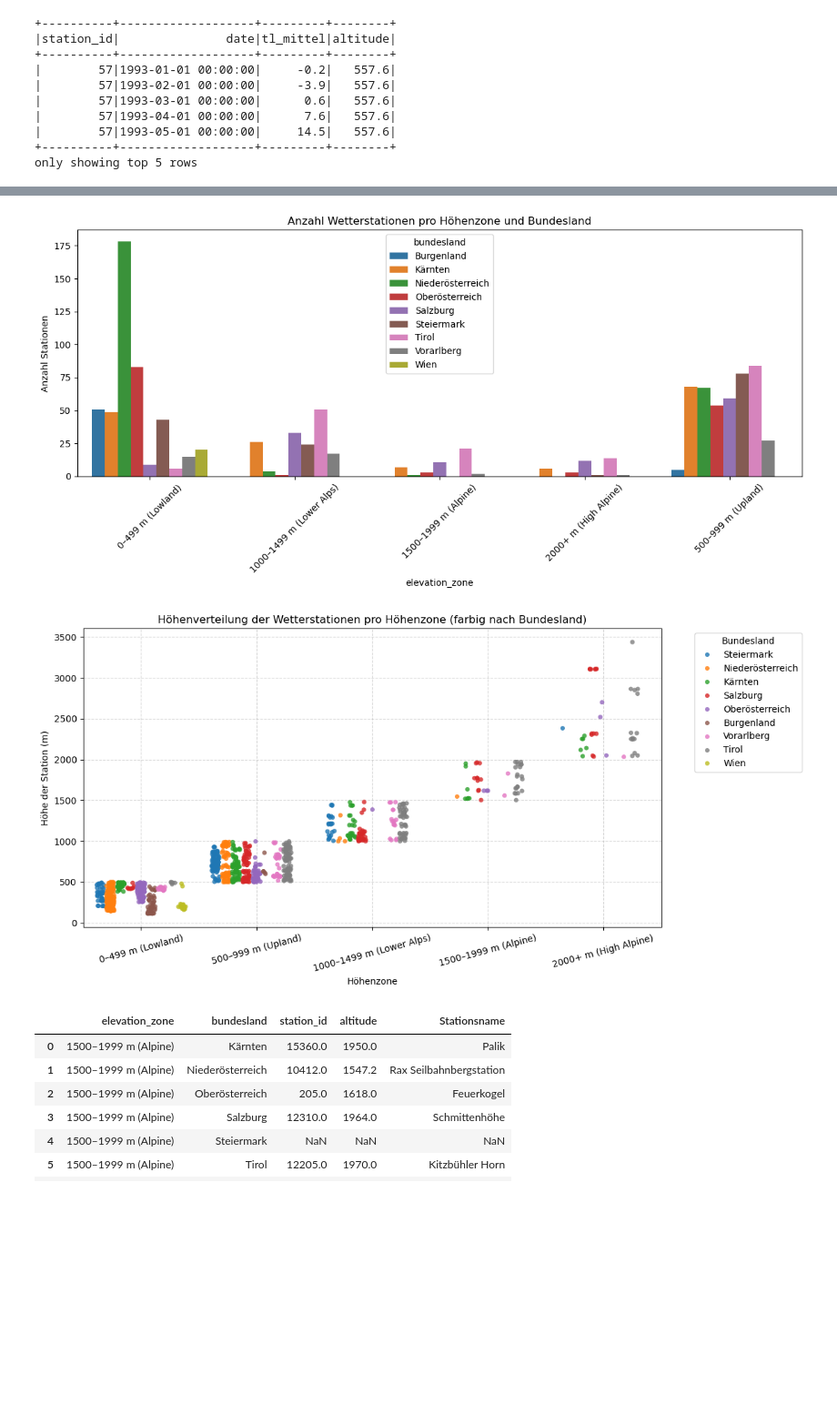
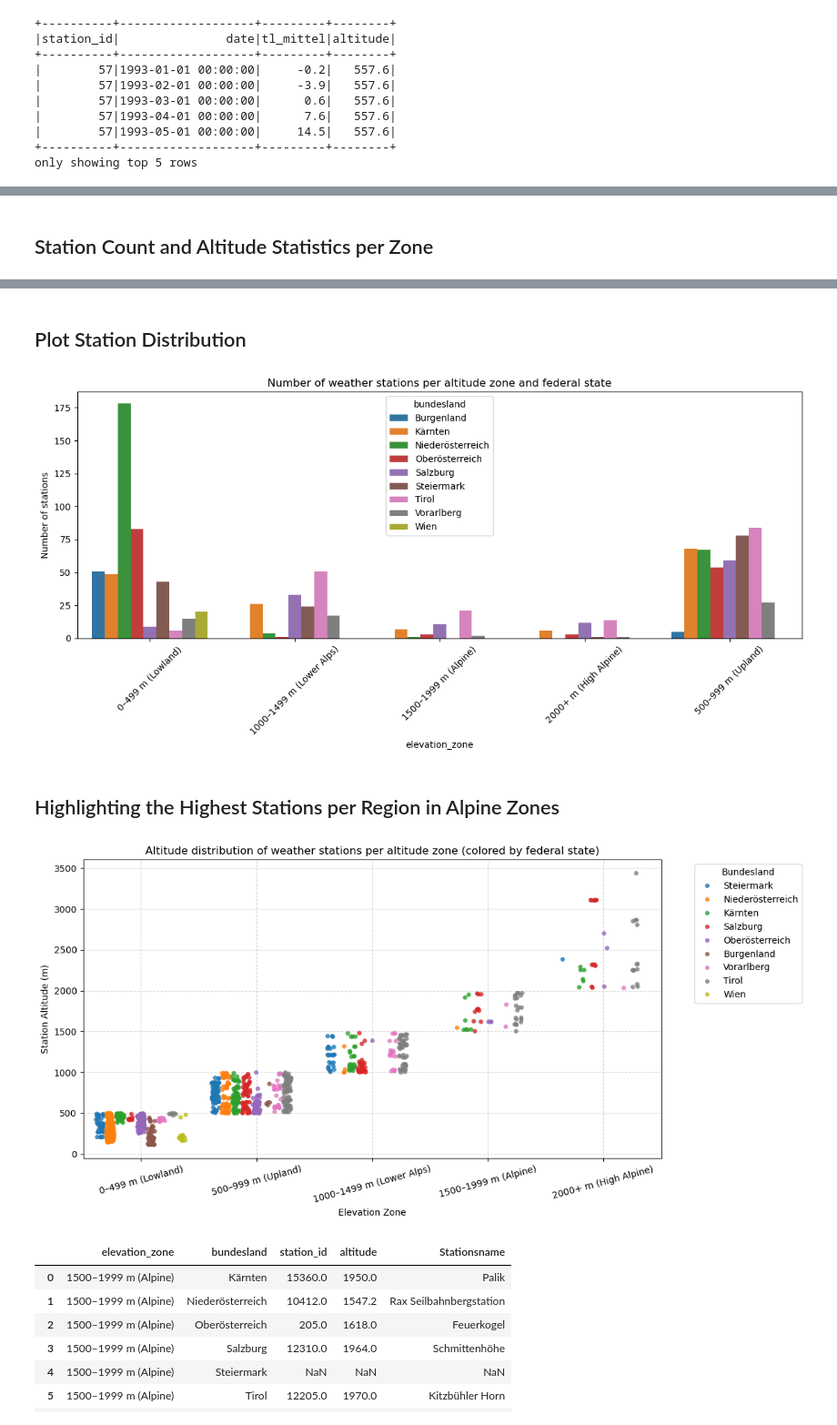
Before and after one commit to MichaelKerscher/climalyticsat, a Jupyter notebook: data/RQ1_longterm_temperature.ipynb, the cells around one changed output, grey strips where cells are left out. Shown at 91% size. Saved outputs shown, nothing was run; the diff lists cells and outputs as text; code cells hidden in the pictures; blank space fills up the shorter version.

```diff
--- a/data/RQ1_longterm_temperature.ipynb
+++ b/data/RQ1_longterm_temperature.ipynb
@@ -68,9 +73,7 @@ df_csv.write.mode("overwrite").parquet(parquet_path)
 # %%
-meta_path = "/home/jovyan/work/stations_metadata.csv"
+stations_meta = spark.read.option("header", True).option("inferSchema", True).csv("/home/jovyan/work/stations_metadata.csv")
 
-stations_meta = spark.read.option("header", True).option("inferSchema", True).csv(meta_path)
-
-# umbenennen für Join-Kompatibilität
+# Rename columns for join compatibility
 stations_meta = stations_meta.withColumnRenamed("id", "station_id") \
                              .withColumnRenamed("Höhe [m]", "altitude")
 
@@ -230,3 +211,5 @@ for zone in sorted(zones):
+# %% [markdown]
+## Station Count and Altitude Statistics per Zone
 # %%
 from pyspark.sql.functions import when
 
@@ -269,6 +252,8 @@ station_stats.show(truncate=False)
 |1500–1999 m (Alpine)    |Salzburg        |11          |1767.2181818181818|1503.0      |1964.0      |
 +------------------------+----------------+------------+------------------+------------+------------+
 only showing top 20 rows
+# %% [markdown]
+## Plot Station Distribution
 # %%
 pd_stats = station_stats.toPandas()
 import seaborn as sns
@@ -276,60 +261,58 @@ import matplotlib.pyplot as plt
 
 plt.figure(figsize=(12, 6))
 sns.barplot(data=pd_stats, x="elevation_zone", y="num_stations", hue="bundesland")
-plt.title("Anzahl Wetterstationen pro Höhenzone und Bundesland")
-plt.ylabel("Anzahl Stationen")
+plt.title("Number of weather stations per altitude zone and federal state")
+plt.ylabel("Number of stations")
 plt.xticks(rotation=45)
 plt.tight_layout()
 plt.show()
 # %% [output]
-[figure, old version]
+[figure, new version]
+# %% [markdown]
+## Highlighting the Highest Stations per Region in Alpine Zones
 # %%
 import pandas as pd
 from pandas.api.types import CategoricalDtype
 import matplotlib.pyplot as plt
 import seaborn as sns
 
-# Spark → Pandas
 stations_pd = stations_meta_zones.select(
     "station_id", "altitude", "elevation_zone", "bundesland", "Stationsname"
 ).toPandas()
 
 
-# Sortierbare Höhenzonen
 zone_order = [
     "0–499 m (Lowland)",
     "500–999 m (Upland)",
     "1000–1499 m (Lower Alps)",
     "1500–1999 m (Alpine)",
     "2000+ m (High Alpine)"
 ]
 
-# Kategorische Sortierung zuweisen
 stations_pd["elevation_zone"] = stations_pd["elevation_zone"].astype(
     CategoricalDtype(categories=zone_order, ordered=True)
 )
 
-# Plot
 plt.figure(figsize=(12, 6))
 sns.stripplot(
     data=stations_pd,
     x="elevation_zone",
     y="altitude",
     hue="bundesland",
     dodge=True,
     jitter=0.3,
     alpha=0.8,
     marker="o"
 )
 
-plt.title("Höhenverteilung der Wetterstationen pro Höhenzone (farbig nach Bundesland)")
-plt.xlabel("Höhenzone")
-plt.ylabel("Höhe der Station (m)")
+plt.title("Altitude distribution of weather stations per altitude zone (colored by federal state)")
+plt.xlabel("Elevation Zone")
+plt.ylabel("Station Altitude (m)")
 plt.xticks(rotation=15)
 plt.grid(True, linestyle="--", alpha=0.5)
 plt.legend(title="Bundesland", bbox_to_anchor=(1.05, 1), loc="upper left")
 plt.tight_layout()
 plt.show()
 # %% [output]
-[figure, old version]
+[figure, new version]
 # %%
```
Also changed, not shown: parts of 26 cells of this notebook, 1 other file.
